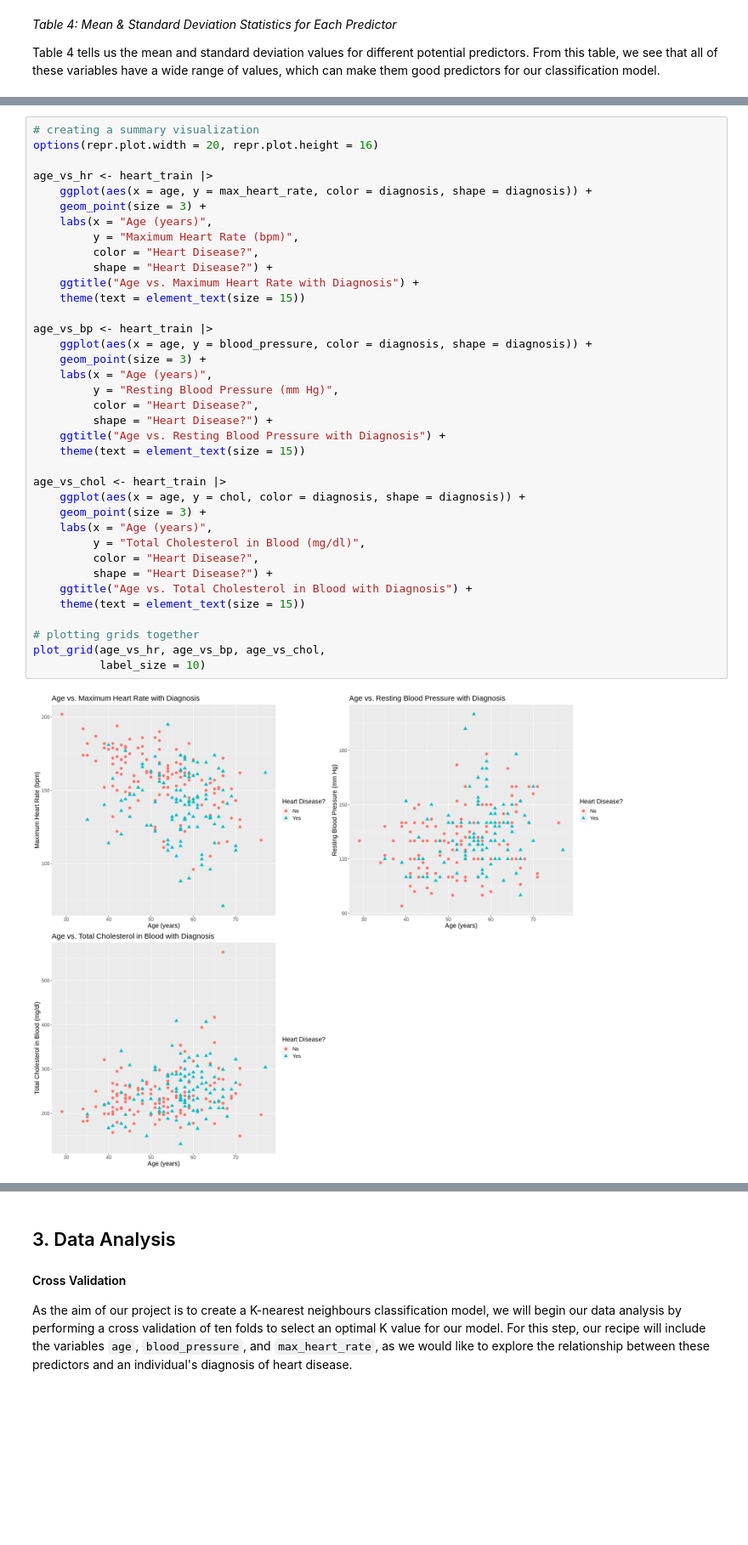
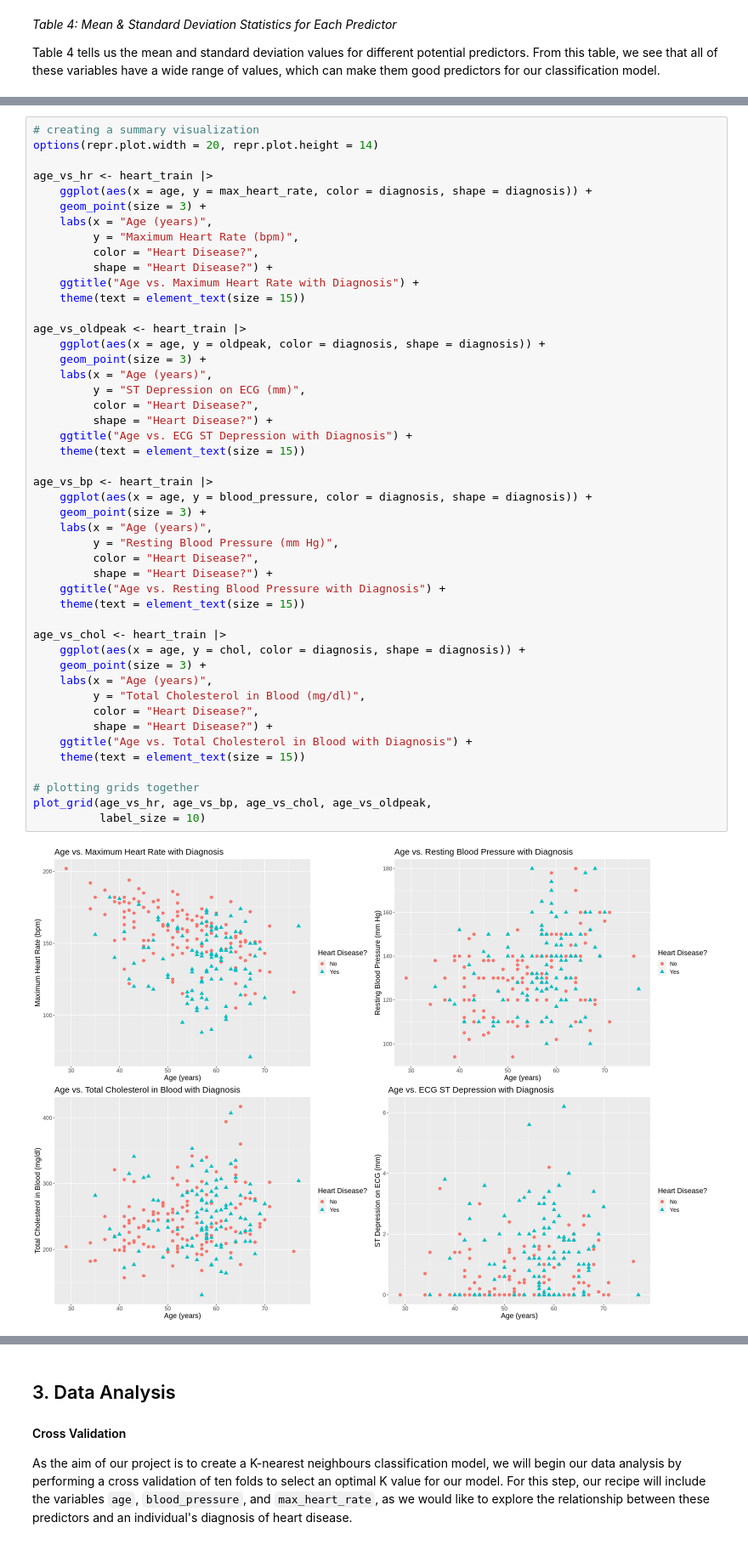
Before and after one commit to a-wang27/DSCI-100, a Jupyter notebook: project_report.ipynb, the cells around one changed output, grey strips where cells are left out. Shown: that part at 85% size. Drawn from its saved outputs; the diff is of its cells as text; blank space fills up the shorter version.

Commit message:
Changed predictor variables based on changes to the preliminary data visualization

```diff
--- a/project_report.ipynb
+++ b/project_report.ipynb
@@ -149,6 +150,6 @@ To further explore these potential predictors, we create a summary visualization
 # %%
 # creating a summary visualization
-options(repr.plot.width = 20, repr.plot.height = 16)
+options(repr.plot.width = 20, repr.plot.height = 14)
 
 age_vs_hr <- heart_train |>
     ggplot(aes(x = age, y = max_heart_rate, color = diagnosis, shape = diagnosis)) +
@@ -156,35 +157,45 @@ age_vs_hr <- heart_train |>
     labs(x = "Age (years)",
          y = "Maximum Heart Rate (bpm)",
          color = "Heart Disease?",
          shape = "Heart Disease?") +
     ggtitle("Age vs. Maximum Heart Rate with Diagnosis") +
+    theme(text = element_text(size = 15))
+
+age_vs_oldpeak <- heart_train |>
+    ggplot(aes(x = age, y = oldpeak, color = diagnosis, shape = diagnosis)) +
+    geom_point(size = 3) +
+    labs(x = "Age (years)",
+         y = "ST Depression on ECG (mm)",
+         color = "Heart Disease?",
+         shape = "Heart Disease?") +
+    ggtitle("Age vs. ECG ST Depression with Diagnosis") +
     theme(text = element_text(size = 15))
 
 age_vs_bp <- heart_train |>
     ggplot(aes(x = age, y = blood_pressure, color = diagnosis, shape = diagnosis)) +
     geom_point(size = 3) +
     labs(x = "Age (years)",
          y = "Resting Blood Pressure (mm Hg)",
          color = "Heart Disease?",
          shape = "Heart Disease?") +
     ggtitle("Age vs. Resting Blood Pressure with Diagnosis") +
     theme(text = element_text(size = 15))
 
 age_vs_chol <- heart_train |>
     ggplot(aes(x = age, y = chol, color = diagnosis, shape = diagnosis)) +
     geom_point(size = 3) +
     labs(x = "Age (years)",
          y = "Total Cholesterol in Blood (mg/dl)",
          color = "Heart Disease?",
          shape = "Heart Disease?") +
     ggtitle("Age vs. Total Cholesterol in Blood with Diagnosis") +
     theme(text = element_text(size = 15))
 
 # plotting grids together
-plot_grid(age_vs_hr, age_vs_bp, age_vs_chol,
+plot_grid(age_vs_hr, age_vs_bp, age_vs_chol, age_vs_oldpeak,
           label_size = 10)
 # %% [output]
-[figure, old version]
+[figure, new version]
 # %% [markdown]
 *Figure 1: Summary visual with age plotted against different risk factors with the diagnosis of heart disease shown via shape and colour.*
 
```
Also changed, not shown: parts of 11 cells of this notebook.
